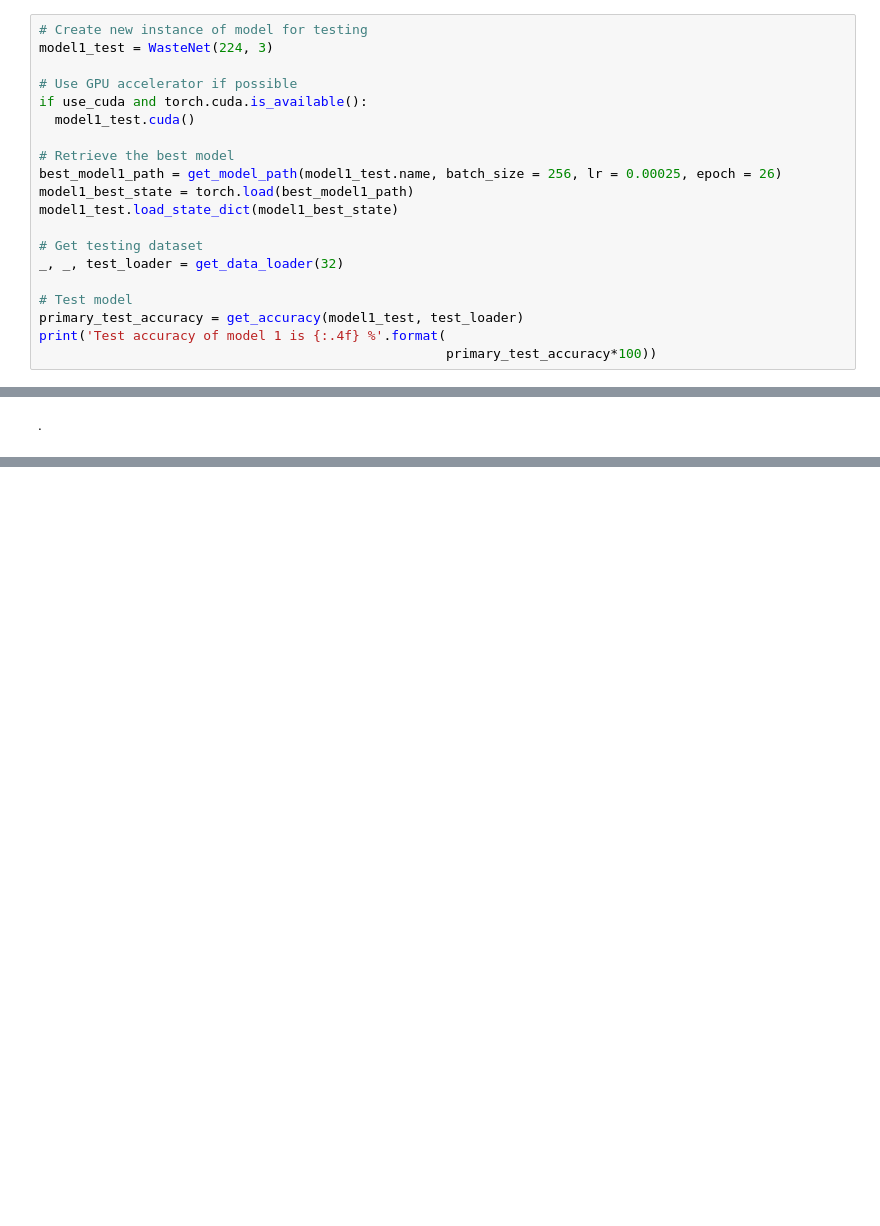
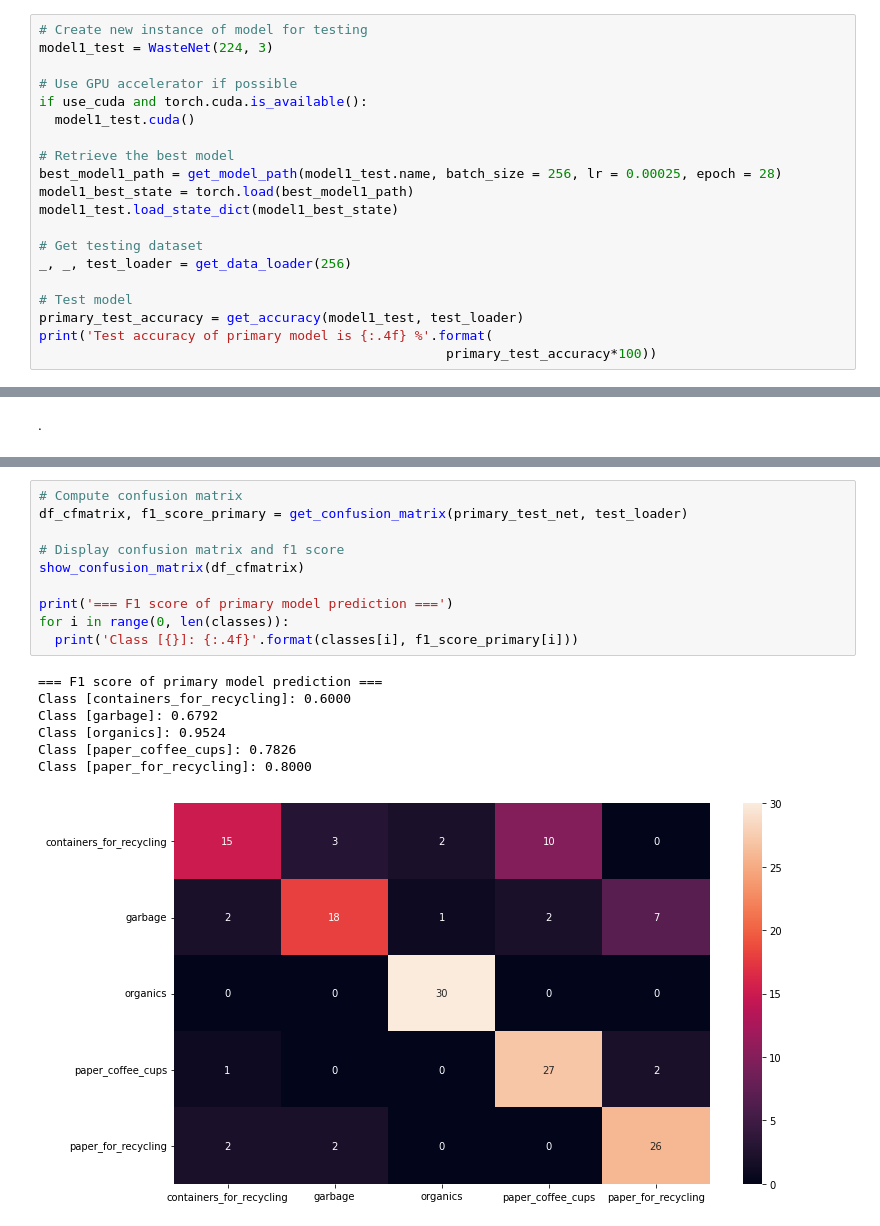
Before and after one commit to gilhwang/waste_classification, a Jupyter notebook: APS360_Team_3_Waste_Classification_Project_(Final).ipynb, the cells around one changed output, grey strips where cells are left out. Drawn from its saved outputs; the diff is of its cells as text; blank space fills up the shorter version.

```diff
--- a/APS360_Team_3_Waste_Classification_Project_(Final).ipynb
+++ b/APS360_Team_3_Waste_Classification_Project_(Final).ipynb
@@ -570,15 +509,15 @@ if use_cuda and torch.cuda.is_available():
   model1_test.cuda()
 
 # Retrieve the best model
-best_model1_path = get_model_path(model1_test.name, batch_size = 256, lr = 0.00025, epoch = 26)
+best_model1_path = get_model_path(model1_test.name, batch_size = 256, lr = 0.00025, epoch = 28)
 model1_best_state = torch.load(best_model1_path)
 model1_test.load_state_dict(model1_best_state)
 
 # Get testing dataset
-_, _, test_loader = get_data_loader(32)
+_, _, test_loader = get_data_loader(256)
 
 # Test model
 primary_test_accuracy = get_accuracy(model1_test, test_loader)
-print('Test accuracy of model 1 is {:.4f} %'.format(
+print('Test accuracy of primary model is {:.4f} %'.format(
                                                     primary_test_accuracy*100))
 # %% [output]
@@ -837,0 +716,18 @@ for i in range(0, len(classes)):
+# %%
+# Compute confusion matrix
+df_cfmatrix, f1_score_primary = get_confusion_matrix(primary_test_net, test_loader)
+
+# Display confusion matrix and f1 score
+show_confusion_matrix(df_cfmatrix)
+
+print('=== F1 score of primary model prediction ===')
+for i in range(0, len(classes)):
+  print('Class [{}]: {:.4f}'.format(classes[i], f1_score_primary[i]))
+# %% [output]
+=== F1 score of primary model prediction ===
+Class [containers_for_recycling]: 0.6000
+Class [garbage]: 0.6792
+Class [organics]: 0.9524
+Class [paper_coffee_cups]: 0.7826
+Class [paper_for_recycling]: 0.8000
+[figure, added]
```
Also changed, not shown: parts of 57 cells of this notebook.
